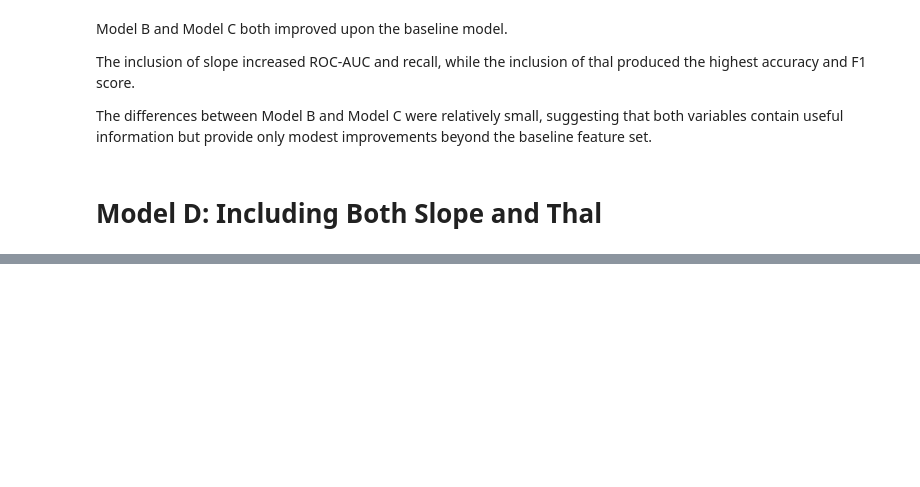
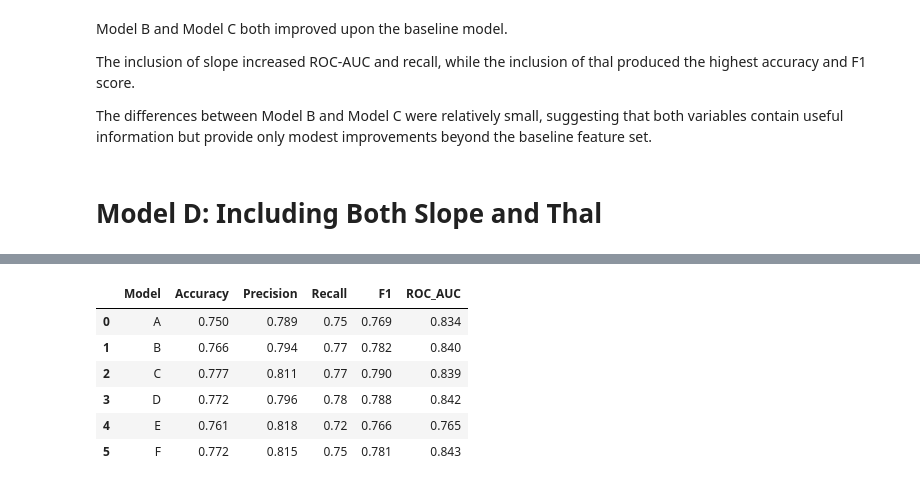
Before and after one commit to JavidNurulu/heart-disease-analysis, a Jupyter notebook: Notebooks/04_modeling.ipynb, the cells around one changed output, grey strips where cells are left out. Cells and saved outputs as stored; diff of their text form; code cells hidden in the pictures; blank space fills up the shorter version.

Commit message:
Complete logistic regression modeling and feature evaluation

```diff
--- a/Notebooks/04_modeling.ipynb
+++ b/Notebooks/04_modeling.ipynb
@@ -495,0 +857,19 @@ The differences between Model B and Model C were relatively small, suggesting th
+# %%
+results = pd.DataFrame({
+    "Model": ["A", "B", "C", "D", "E", "F"],
+    "Accuracy": [0.750, 0.766, 0.777, 0.772, 0.761, 0.772],
+    "Precision": [0.789, 0.794, 0.811, 0.796, 0.818, 0.815],
+    "Recall": [0.750, 0.770, 0.770, 0.780, 0.720, 0.750],
+    "F1": [0.769, 0.782, 0.790, 0.788, 0.766, 0.781],
+    "ROC_AUC": [0.834, 0.840, 0.839, 0.842, 0.765, 0.843]
+})
+
+results
+# %% [output]
+|  | Model | Accuracy | Precision | Recall | F1 | ROC_AUC |
+| 0 | A | 0.750 | 0.789 | 0.75 | 0.769 | 0.834 |
+| 1 | B | 0.766 | 0.794 | 0.77 | 0.782 | 0.840 |
+| 2 | C | 0.777 | 0.811 | 0.77 | 0.790 | 0.839 |
+| 3 | D | 0.772 | 0.796 | 0.78 | 0.788 | 0.842 |
+| 4 | E | 0.761 | 0.818 | 0.72 | 0.766 | 0.765 |
+| 5 | F | 0.772 | 0.815 | 0.75 | 0.781 | 0.843 |
```
Also changed, not shown: parts of 42 cells of this notebook.
